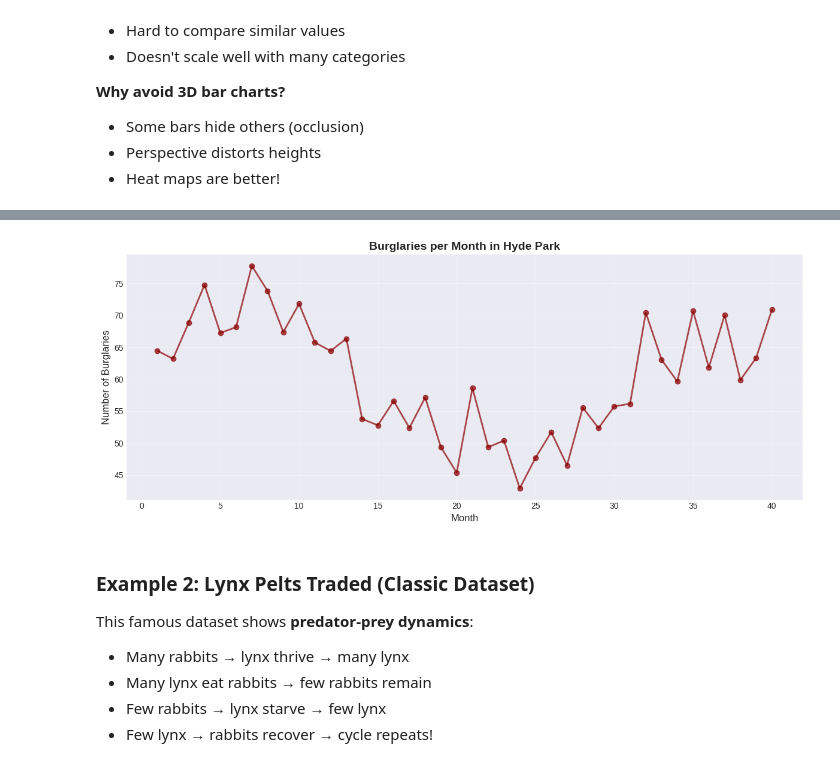
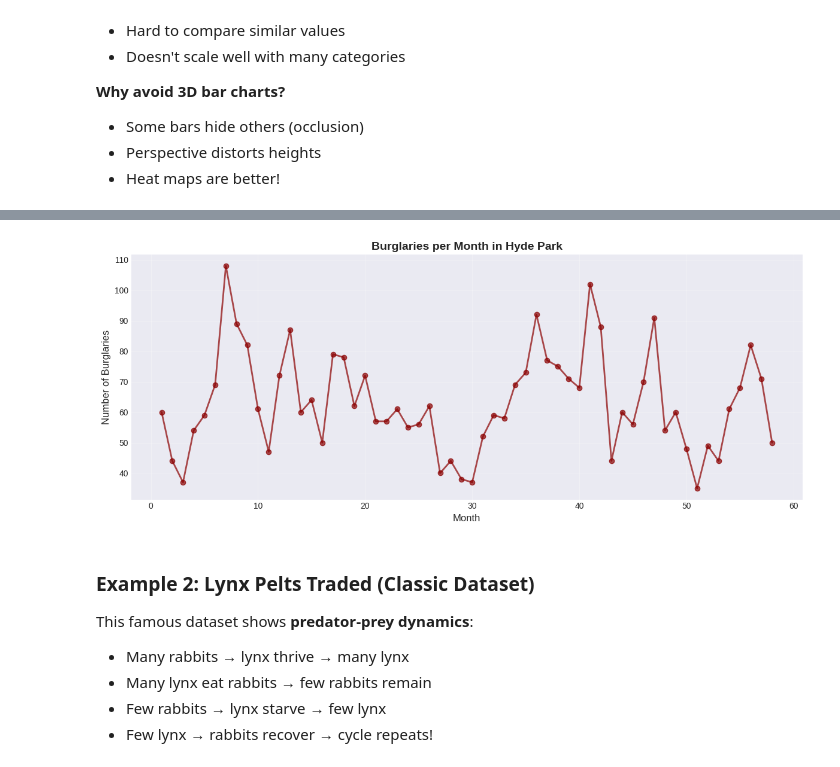
Before and after one commit to chebil/stat, a Jupyter notebook: part1/ch02_2d_data.ipynb, the cells around one changed output, grey strips where cells are left out. Saved outputs shown, nothing was run; the diff lists cells and outputs as text; code cells hidden in the pictures.

```diff
--- a/part1/ch02_2d_data.ipynb
+++ b/part1/ch02_2d_data.ipynb
@@ -178,20 +350,20 @@ When one variable represents **time**, we can plot data as a function of time.
 # %%
-# Simulate burglary data (Hyde Park example from textbook)
-np.random.seed(42)
-months = np.arange(1, 41)
-burglaries = 60 + 10 * np.sin(months/5) + np.random.normal(0, 5, 40)
+# Use burglary data from CSV (Hyde Park example from textbook)
+burg_data = pd.read_csv('https://raw.githubusercontent.com/chebil/stat/main/part1/timeseries.csv', encoding='utf-16')
+burglaries = burg_data['BURG'].to_numpy()
+months = np.arange(1, len(burglaries) + 1)
 
 plt.figure(figsize=(12, 5))
 plt.plot(months, burglaries, marker='o', linestyle='-',
          linewidth=2, markersize=6, color='darkred', alpha=0.7)
 plt.xlabel('Month', fontsize=12)
 plt.ylabel('Number of Burglaries', fontsize=12)
 plt.title('Burglaries per Month in Hyde Park', fontsize=14, fontweight='bold')
 plt.grid(True, alpha=0.3)
 plt.tight_layout()
 plt.show()
 # %% [output]
-[figure, old version]
+[figure, new version]
 # %% [markdown]
 ### Example 2: Lynx Pelts Traded (Classic Dataset)
 
```
Also changed, not shown: parts of 9 cells of this notebook, 2 other files.
